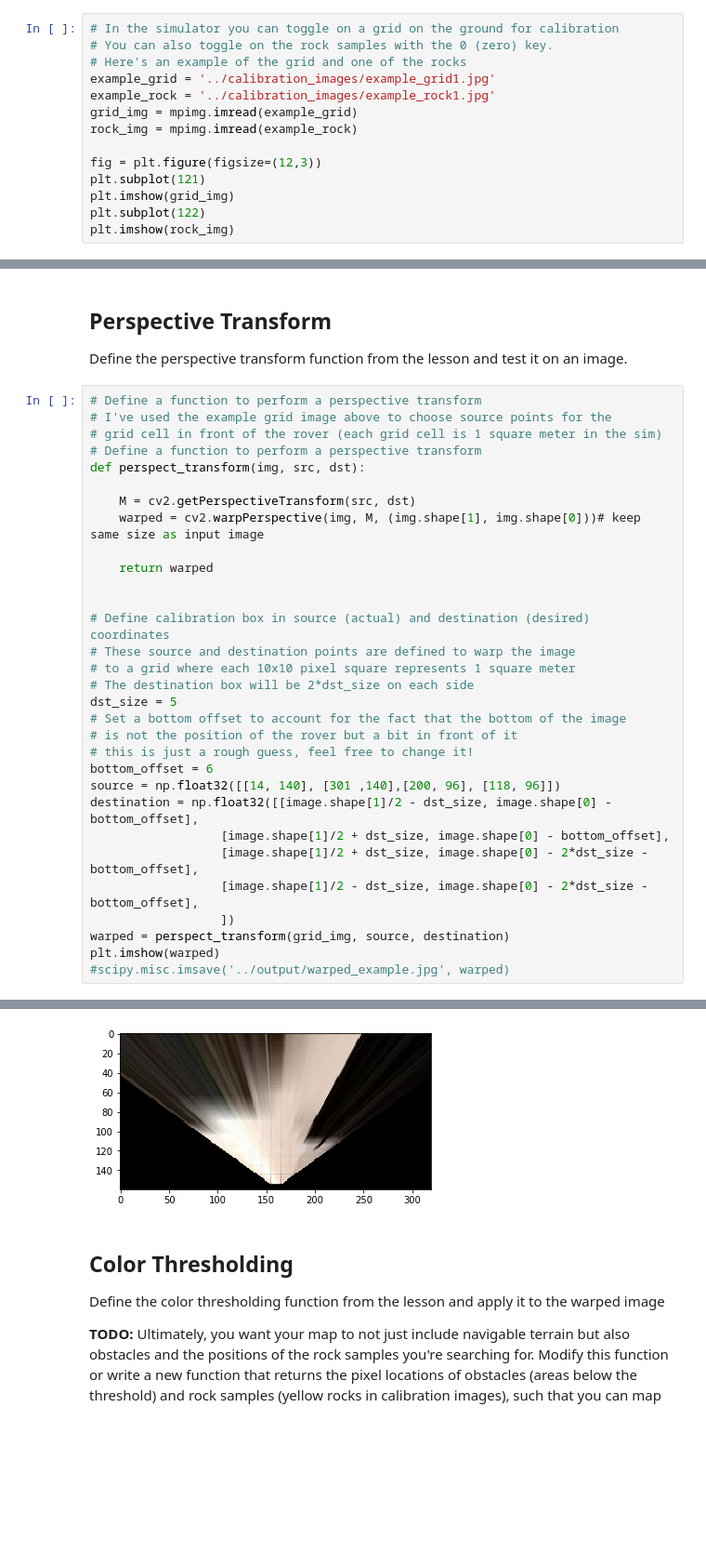
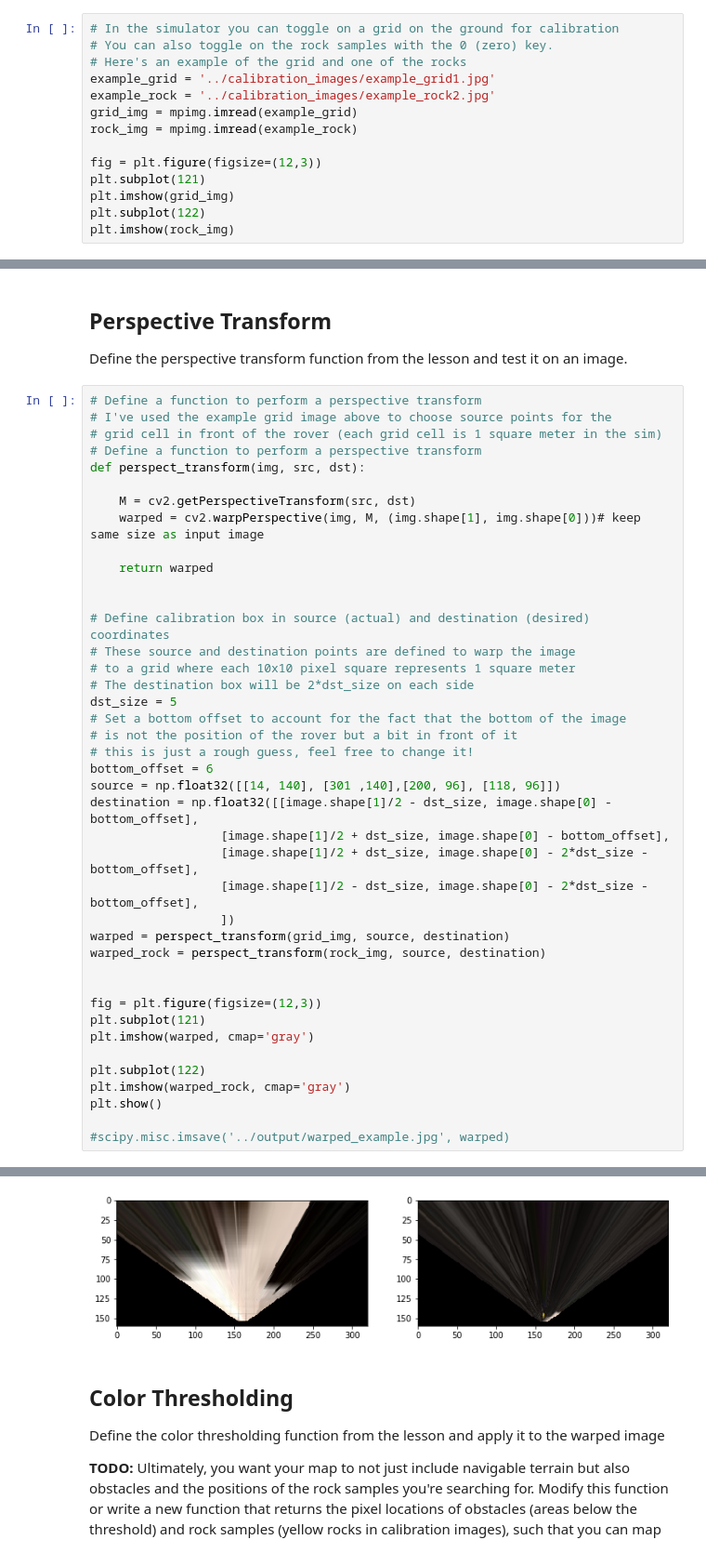
Before and after one commit to weiweikong/RoboND-Udacity, a Jupyter notebook: 01.Project1-Rover/code/Rover_Project_Test_Notebook.ipynb, the cells around one changed output, grey strips where cells are left out. Shown at 93% size. Saved outputs shown, nothing was run; the diff lists cells and outputs as text; blank space fills up the shorter version.

```diff
--- a/01.Project1-Rover/code/Rover_Project_Test_Notebook.ipynb
+++ b/01.Project1-Rover/code/Rover_Project_Test_Notebook.ipynb
@@ -60,7 +55,7 @@ Read in and display example grid and rock sample calibration images.  You'll use
 # You can also toggle on the rock samples with the 0 (zero) key.
 # Here's an example of the grid and one of the rocks
 example_grid = '../calibration_images/example_grid1.jpg'
-example_rock = '../calibration_images/example_rock1.jpg'
+example_rock = '../calibration_images/example_rock2.jpg'
 grid_img = mpimg.imread(example_grid)
 rock_img = mpimg.imread(example_rock)
 
@@ -105,6 +100,16 @@
                   [image.shape[1]/2 - dst_size, image.shape[0] - 2*dst_size - bottom_offset],
                   ])
 warped = perspect_transform(grid_img, source, destination)
-plt.imshow(warped)
+warped_rock = perspect_transform(rock_img, source, destination)
+
+
+fig = plt.figure(figsize=(12,3))
+plt.subplot(121)
+plt.imshow(warped, cmap='gray')
+
+plt.subplot(122)
+plt.imshow(warped_rock, cmap='gray')
+plt.show()
+
 #scipy.misc.imsave('../output/warped_example.jpg', warped)
 # %% [output]
@@ -112,4 +116,4 @@ plt.imshow(warped)
-[figure, old version]
+[figure, new version]
 # %% [markdown]
 ## Color Thresholding
 Define the color thresholding function from the lesson and apply it to the warped image
```
Also changed, not shown: parts of 10 cells of this notebook, 1 other file.
